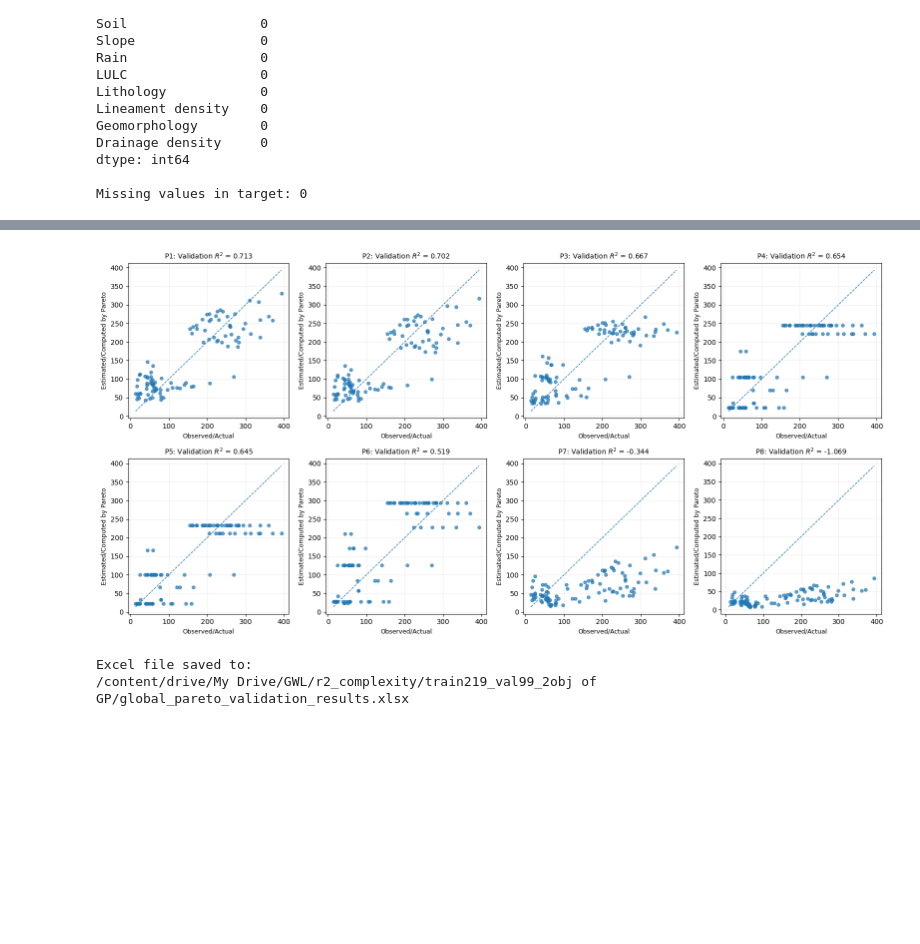
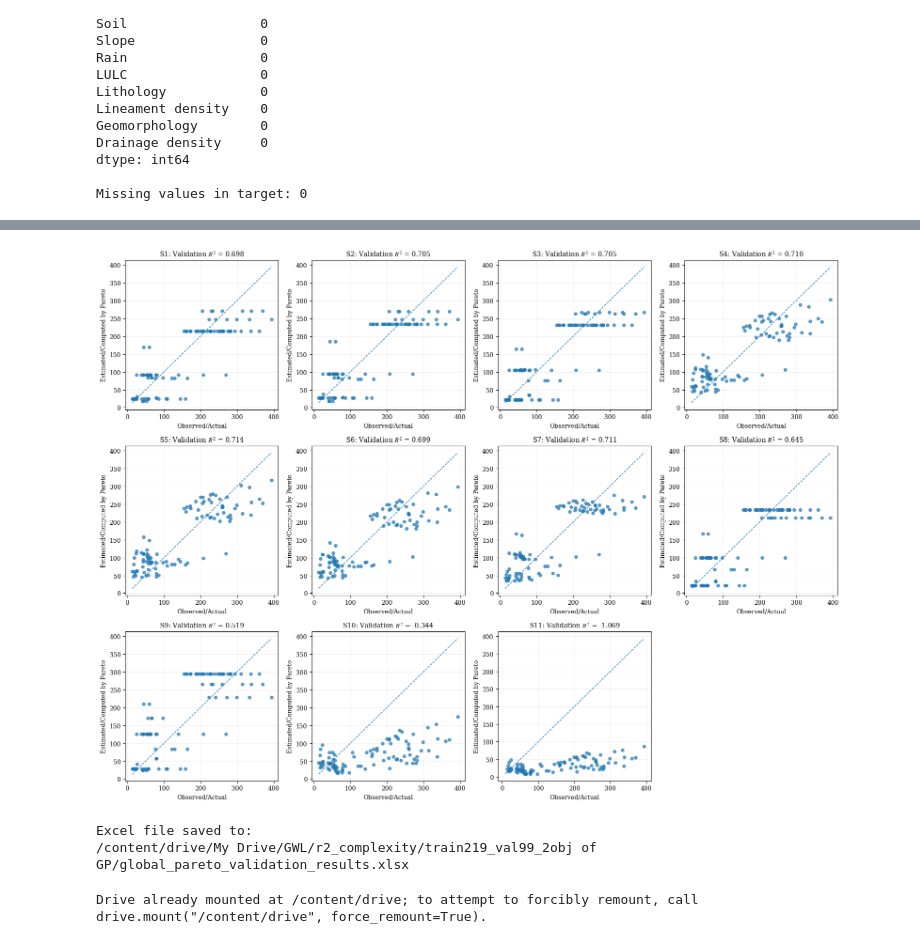
Before and after one commit to SharifaRaniaMahmud/BioSym_Test, a Jupyter notebook: BioSym_train219_val99_2obj_of_GP.ipynb, the cells around one changed output, grey strips where cells are left out. Saved outputs shown, nothing was run; the diff lists cells and outputs as text; code cells hidden in the pictures; blank space fills up the shorter version.

```diff
--- a/BioSym_train219_val99_2obj_of_GP.ipynb
+++ b/BioSym_train219_val99_2obj_of_GP.ipynb
@@ -1650,0 +2772,17 @@ All Pareto fronts saved in: /content/drive/My Drive/GWL/r2_complexity/train219_v
+# %%
+#CHECK the Pickel file --- for HV convergence
+
+import pickle
+
+file_path = (
+    "/content/drive/My Drive/GWL/r2_complexity/"
+    "train219_val99_2obj of GP/"
+    "BioSym_generation_pareto_fronts_20runs_for_convergence.pkl"
+)
+
+with open(file_path, "rb") as f:
+    saved_fronts = pickle.load(f)
+
+print("Runs:", len(saved_fronts))
+print("Generations per run:", [len(run) for run in saved_fronts])
+print("Total generation-wise fronts:", sum(len(run) for run in saved_fronts))
@@ -1975,6 +3312,7 @@ File size: 16045 bytes
 # ==========================================================
 
 import os
+import math
 import numpy as np
 import pandas as pd
 import matplotlib.pyplot as plt
@@ -1982,9 +3320,21 @@ import matplotlib.pyplot as plt
 excel_path = "/content/drive/My Drive/GWL/r2_complexity/train219_val99_2obj of GP/global_pareto_validation_results.xlsx"
 os.makedirs(os.path.dirname(excel_path), exist_ok=True)
 
-# Create 2 × 4 plot layout
-fig, axes = plt.subplots(2, 4, figsize=(16, 8))
-axes = axes.flatten()
+# ----------------------------------------------------------
+# Dynamic plot layout
+# ----------------------------------------------------------
+n_solutions = len(global_pareto_front)
+
+n_cols = 4
+n_rows = math.ceil(n_solutions / n_cols)
+
+fig, axes = plt.subplots(
+    n_rows,
+    n_cols,
+    figsize=(16, 4 * n_rows)
+)
+
+axes = np.atleast_1d(axes).flatten()
 
 with pd.ExcelWriter(excel_path, engine="openpyxl") as writer:
 
@@ -2000,7 +3350,7 @@ with pd.ExcelWriter(excel_path, engine="openpyxl") as writer:
         complexity = ind.tree.weighted_complexity()
 
         # --------------------------------------------------
-        # plot
+        # Plot
         # --------------------------------------------------
         ax = axes[i]
 
@@ -2017,42 +3367,51 @@ with pd.ExcelWriter(excel_path, engine="openpyxl") as writer:
         )
 
         ax.set_title(
-            f'P{i+1}: Validation $R^2$ = {val_r2:.3f}',
+            f'S{i+1}: Validation $R^2$ = {val_r2:.3f}',
             fontsize=10
         )
 
         ax.set_xlabel('Observed/Actual', fontsize=9)
         ax.set_ylabel('Estimated/Computed by Pareto', fontsize=9)
         ax.grid(alpha=0.2)
 
         # --------------------------------------------------
         # Save observations to Excel
         # --------------------------------------------------
         sheet_df = X_val.copy()
         sheet_df["Actual"] = y_val
         sheet_df["Predicted"] = y_pred_val
 
         sheet_df.to_excel(
             writer,
-            sheet_name=f"P{i+1}",
+            sheet_name=f"S{i+1}",
             index=False,
             startrow=2
         )
 
-        ws = writer.sheets[f"P{i+1}"]
+        ws = writer.sheets[f"S{i+1}"]
         ws["A1"] = (
             f"Training R²: {ind.r2:.6f}, "
             f"Validation R²: {val_r2:.6f}, "
             f"Complexity: {complexity:.6f}, "
             f"Expression: {ind.readable}"
         )
 
+# Hide unused subplot axes
+for j in range(n_solutions, len(axes)):
+    axes[j].set_visible(False)
+
 fig.tight_layout()
 plt.show()
 
 print(f"Excel file saved to:\n{excel_path}")
 # %% [output]
-[figure, old version]
+[figure, new version]
 Excel file saved to:
 /content/drive/My Drive/GWL/r2_complexity/train219_val99_2obj of GP/global_pareto_validation_results.xlsx
+# %%
+from google.colab import drive
+drive.mount("/content/drive")
+# %% [output]
+Drive already mounted at /content/drive; to attempt to forcibly remount, call drive.mount("/content/drive", force_remount=True).
 # %%
```
Also changed, not shown: parts of 36 cells of this notebook.
